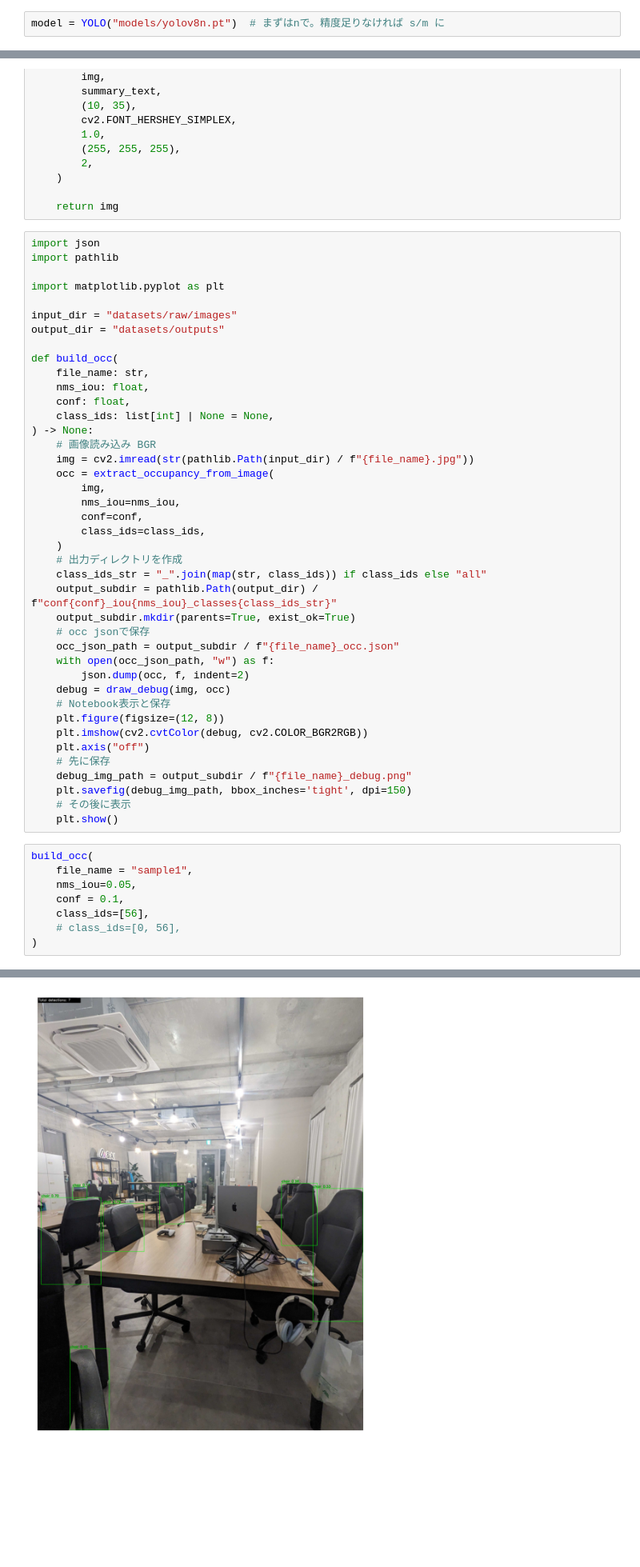
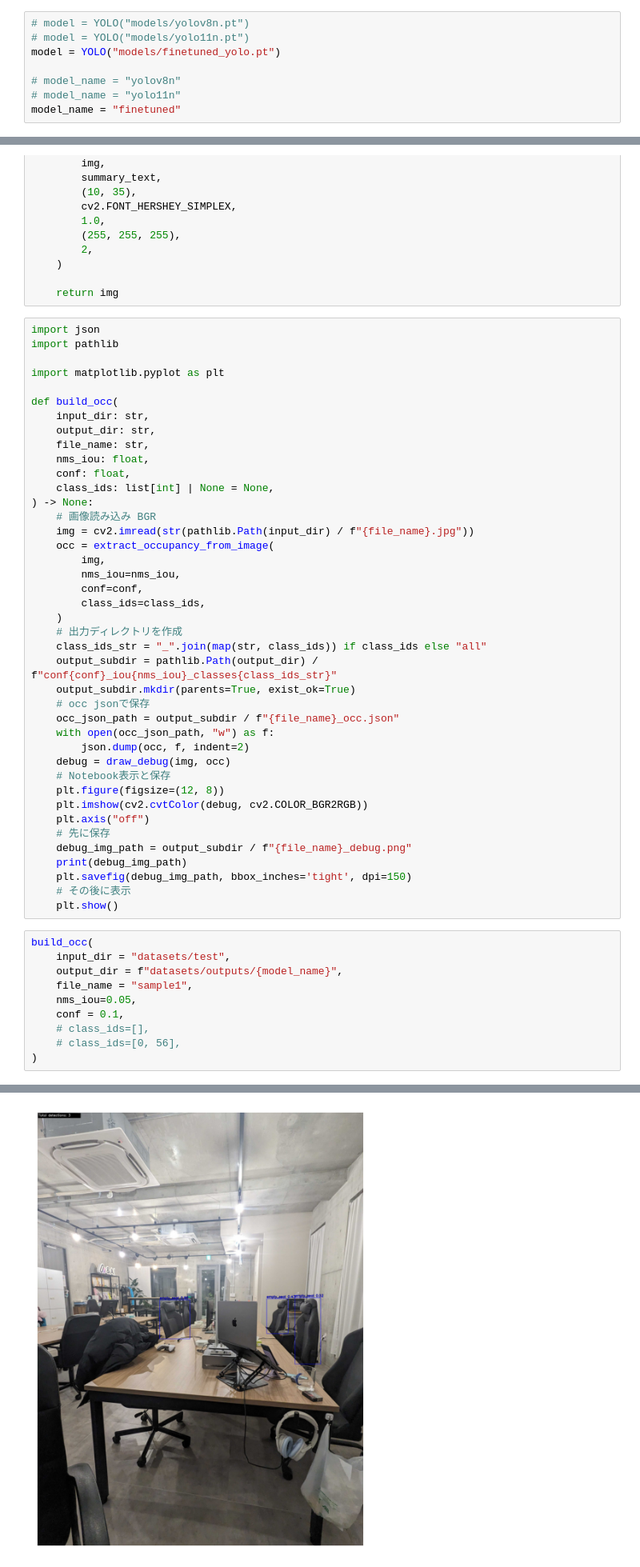
Before and after one commit to shunkat/hackathon202512, a Jupyter notebook: server/extract_occupancy/notebooks/test.ipynb, the cells around one changed output, grey strips where cells are left out. Shown at 80% size. Saved outputs shown, nothing was run; the diff lists cells and outputs as text; blank space fills up the shorter version.

Commit message:
feat: Add finetuned YOLO models and modularize occupancy extraction logic.

```diff
--- a/server/extract_occupancy/notebooks/test.ipynb
+++ b/server/extract_occupancy/notebooks/test.ipynb
@@ -5,7 +5,13 @@ from ultralytics import YOLO
 import cv2
 import numpy as np
 # %%
-model = YOLO("models/yolov8n.pt")  # まずはnで。精度足りなければ s/m に
+# model = YOLO("models/yolov8n.pt")
+# model = YOLO("models/yolo11n.pt")
+model = YOLO("models/finetuned_yolo.pt")
+
+# model_name = "yolov8n"
+# model_name = "yolo11n"
+model_name = "finetuned"
 # %%
 def iou(boxA, boxB):
     # box: [x1,y1,x2,y2]
@@ -124,10 +130,9 @@ import pathlib
 
 import matplotlib.pyplot as plt
 
-input_dir = "datasets/raw/images"
-output_dir = "datasets/outputs"
-
 def build_occ(
+    input_dir: str,
+    output_dir: str,
     file_name: str,
     nms_iou: float,
     conf: float,
@@ -156,15 +161,18 @@ def build_occ(
     plt.axis("off")
     # 先に保存
     debug_img_path = output_subdir / f"{file_name}_debug.png"
+    print(debug_img_path)
     plt.savefig(debug_img_path, bbox_inches='tight', dpi=150)
     # その後に表示
     plt.show()
 # %%
 build_occ(
+    input_dir = "datasets/test",
+    output_dir = f"datasets/outputs/{model_name}",
     file_name = "sample1",
     nms_iou=0.05,
     conf = 0.1,
-    class_ids=[56],
+    # class_ids=[],
     # class_ids=[0, 56],
 )
 # %% [output]
@@ -172,3 +181,3 @@ results.names: {0: 'person', 1: 'bicycle', 2: 'car', 3: 'motorcycle', 4: 'airpla
-[figure, old version]
+[figure, new version]
 # %%
 build_occ(
```
Also changed, not shown: parts of 4 cells of this notebook, 6 other files.
